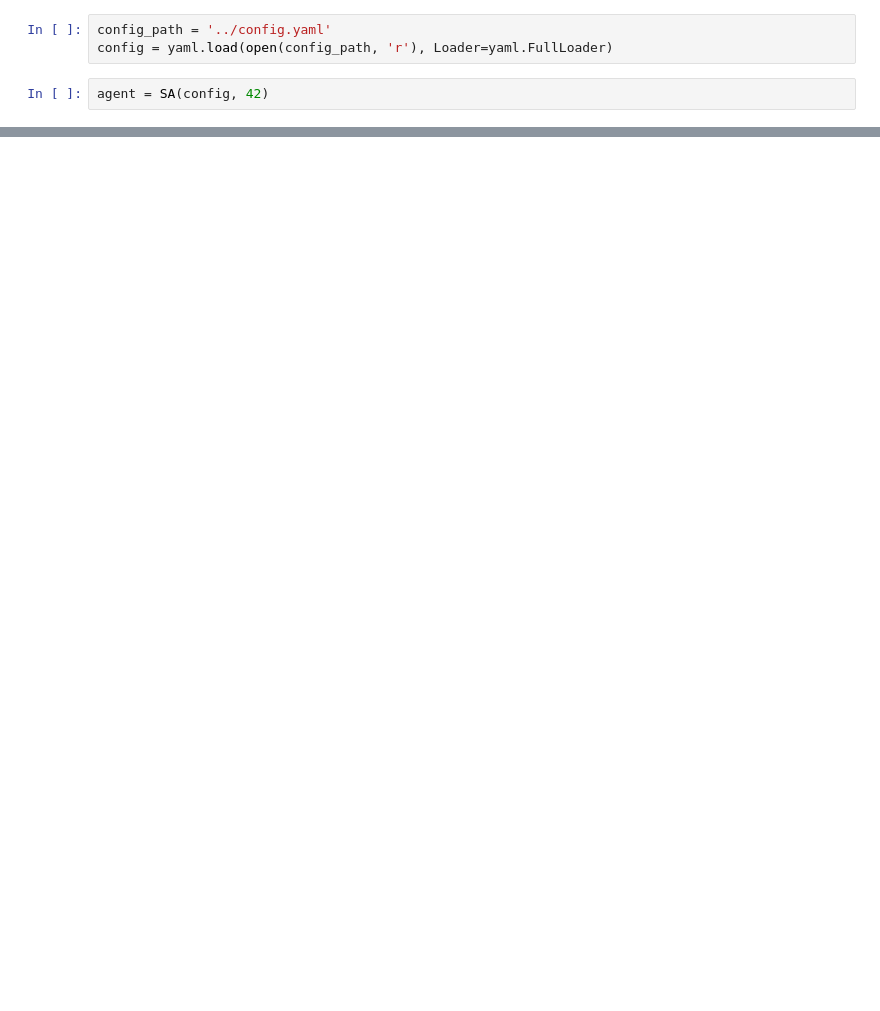
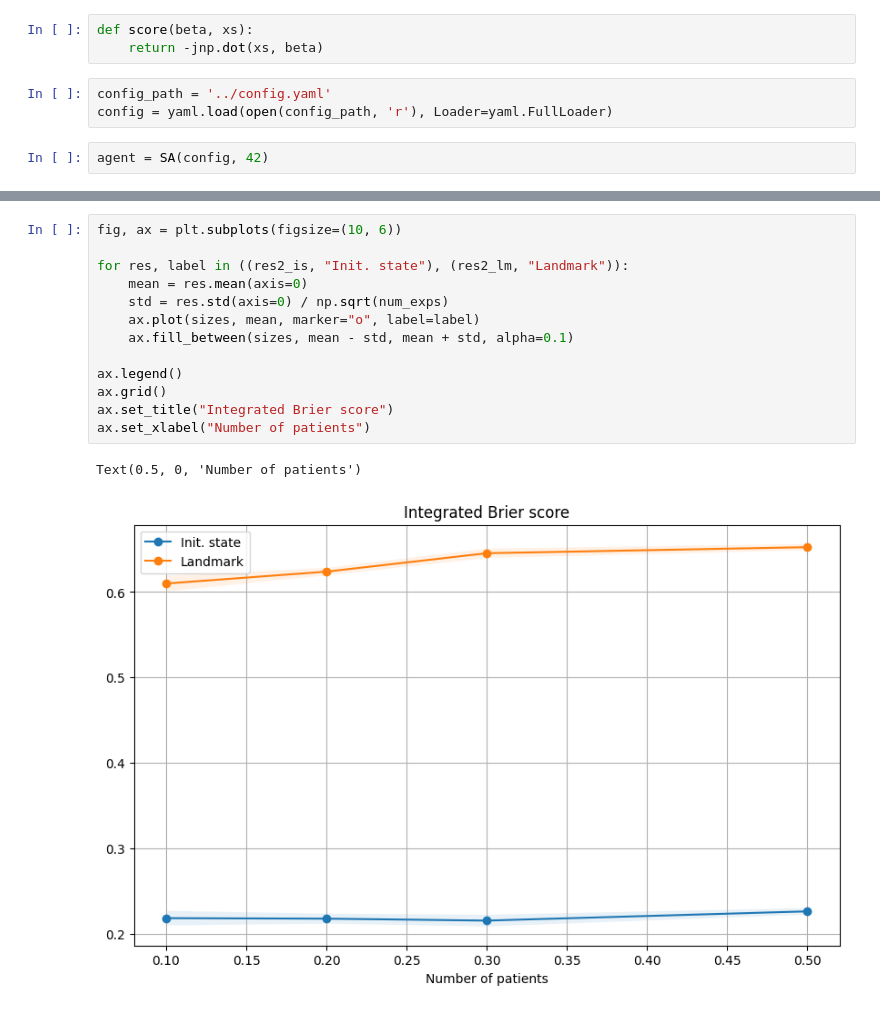
Before and after one commit to marianaw/deeptcsr, a Jupyter notebook: notebooks/standard_sa.ipynb, the cells around one changed output, grey strips where cells are left out. Cells and saved outputs as stored; diff of their text form; blank space fills up the shorter version.

```diff
--- a/notebooks/standard_sa.ipynb
+++ b/notebooks/standard_sa.ipynb
@@ -10,3 +14,6 @@ import haiku as hk
+# %%
+def score(beta, xs):
+    return -jnp.dot(xs, beta)
 # %%
 config_path = '../config.yaml'
 config = yaml.load(open(config_path, 'r'), Loader=yaml.FullLoader)
@@ -129,0 +85,16 @@ xs[:,0].shape
+# %%
+fig, ax = plt.subplots(figsize=(10, 6))
+
+for res, label in ((res2_is, "Init. state"), (res2_lm, "Landmark")):
+    mean = res.mean(axis=0)
+    std = res.std(axis=0) / np.sqrt(num_exps)
+    ax.plot(sizes, mean, marker="o", label=label)
+    ax.fill_between(sizes, mean - std, mean + std, alpha=0.1)
+
+ax.legend()
+ax.grid()
+ax.set_title("Integrated Brier score")
+ax.set_xlabel("Number of patients")
+# %% [output]
+Text(0.5, 0, 'Number of patients')
+[figure, added]
```
Also changed, not shown: parts of 24 cells of this notebook, 7 other files.
